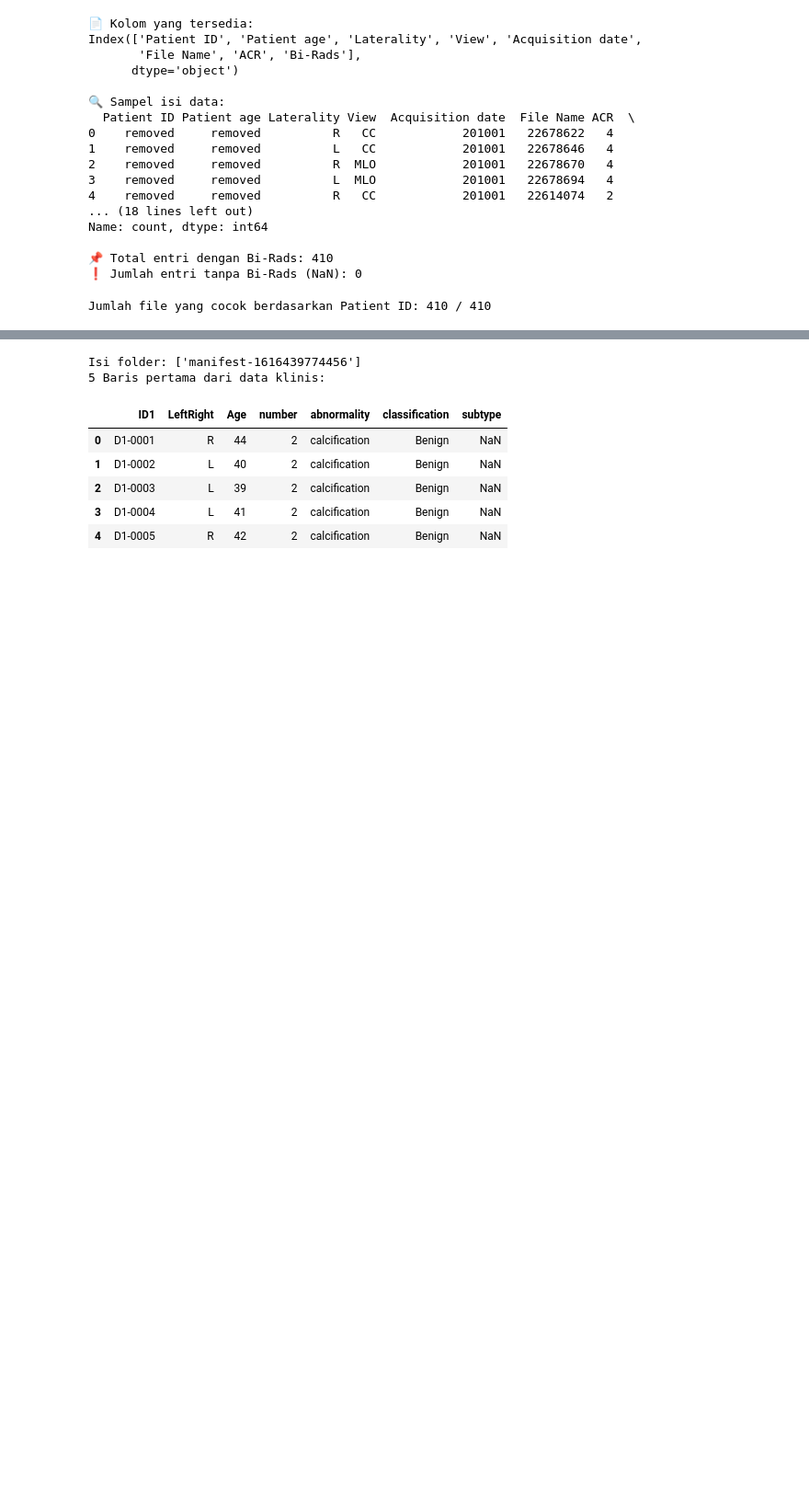
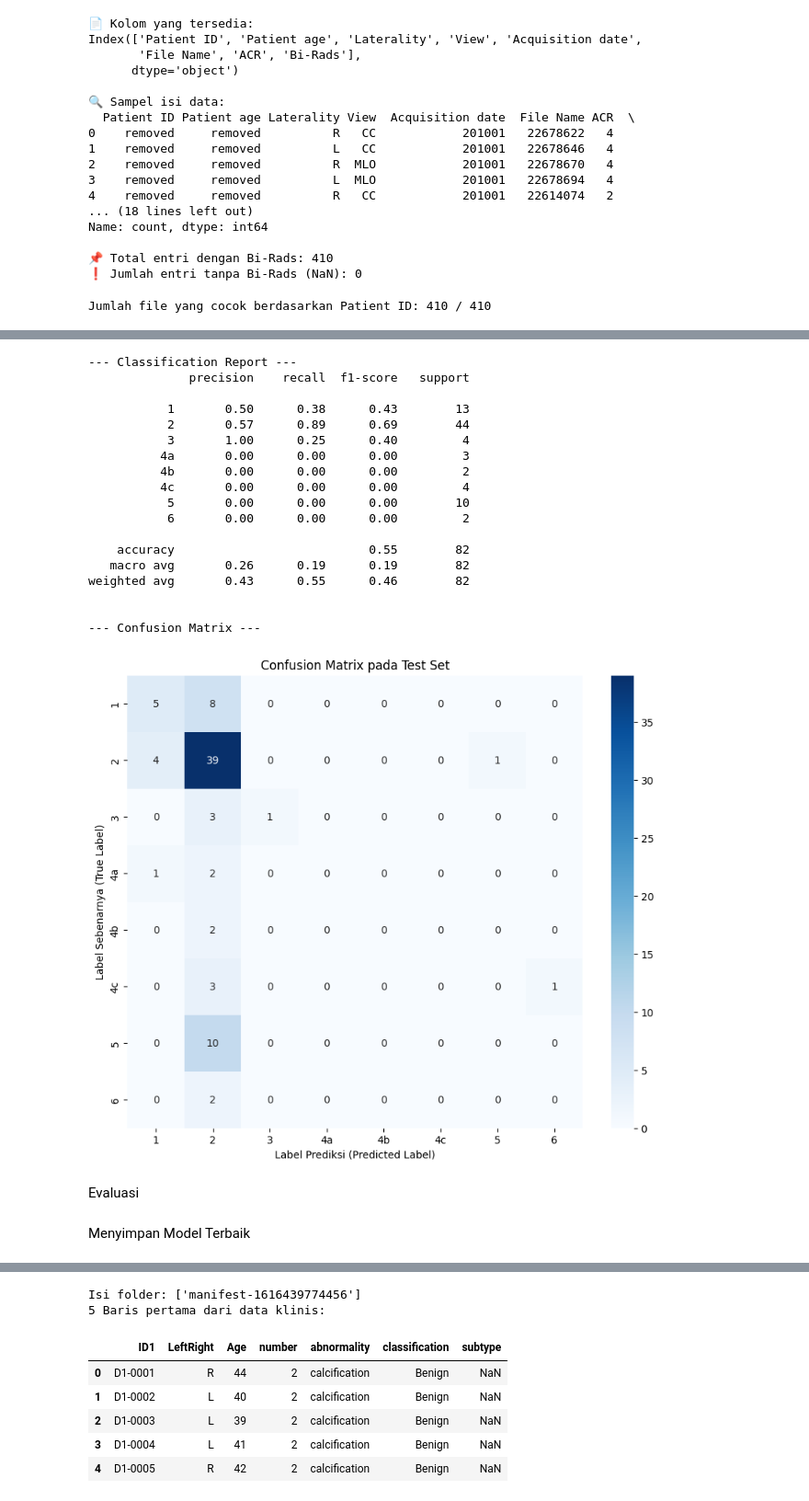
Before and after one commit to sundaysvnset/Final-Project-Pengolahan-Sinyal-Group-1-, a Jupyter notebook: PSB_FinalProject_Group1.ipynb, the cells around one changed output, grey strips where cells are left out. Shown at 92% size. Cells and saved outputs as stored; diff of their text form; code cells hidden in the pictures; blank space fills up the shorter version.

```diff
--- a/PSB_FinalProject_Group1.ipynb
+++ b/PSB_FinalProject_Group1.ipynb
@@ -338,0 +858,79 @@ Jumlah file yang cocok berdasarkan Patient ID: 410 / 410
+# %%
+import seaborn as sns
+from sklearn.metrics import confusion_matrix, classification_report
+import numpy as np
+import pandas as pd
+
+def evaluate_model(model, dataloader):
+    """Fungsi untuk mengevaluasi model pada test set."""
+    model.eval()  # Set model ke mode evaluasi
+    all_labels = []
+    all_preds = []
+
+    with torch.no_grad(): # Tidak perlu menghitung gradien saat evaluasi
+        for inputs, labels in tqdm(dataloader, desc="Mengevaluasi Test Set"):
+            inputs = inputs.to(device)
+            labels = labels.to(device)
+
+            outputs = model(inputs)
+            _, preds = torch.max(outputs, 1)
+
+            all_labels.extend(labels.cpu().numpy())
+            all_preds.extend(preds.cpu().numpy())
+
+    return all_labels, all_preds
+
+def plot_confusion_matrix(y_true, y_pred, class_names):
+    """Fungsi untuk membuat plot confusion matrix."""
+    cm = confusion_matrix(y_true, y_pred)
+
+    plt.figure(figsize=(10, 8))
+    sns.heatmap(cm, annot=True, fmt='d', cmap='Blues',
+                xticklabels=class_names, yticklabels=class_names)
+    plt.title('Confusion Matrix pada Test Set')
+    plt.ylabel('Label Sebenarnya (True Label)')
+    plt.xlabel('Label Prediksi (Predicted Label)')
+    plt.show()
+
+# --- 1. Lakukan Evaluasi pada Test Loader ---
+true_labels, predicted_labels = evaluate_model(model_trained, test_loader)
+
+# --- 2. Tampilkan Classification Report ---
+# Ambil nama kelas dari label_map yang sudah kita buat
+class_names = list(label_map.keys())
+report = classification_report(true_labels, predicted_labels, target_names=class_names, zero_division=0)
+
+print("\n--- Classification Report ---")
+print(report)
+
+# --- 3. Tampilkan Confusion Matrix ---
+print("\n--- Confusion Matrix ---")
+# Ubah label angka kembali ke label string untuk plotting
+true_labels_str = [inverse_label_map[i] for i in true_labels]
+predicted_labels_str = [inverse_label_map[i] for i in predicted_labels]
+
+plot_confusion_matrix(true_labels_str, predicted_labels_str, class_names)
+# %% [output]
+--- Classification Report ---
+              precision    recall  f1-score   support
+
+           1       0.50      0.38      0.43        13
+           2       0.57      0.89      0.69        44
+           3       1.00      0.25      0.40         4
+          4a       0.00      0.00      0.00         3
+          4b       0.00      0.00      0.00         2
+          4c       0.00      0.00      0.00         4
+           5       0.00      0.00      0.00        10
+           6       0.00      0.00      0.00         2
+
+    accuracy                           0.55        82
+   macro avg       0.26      0.19      0.19        82
+weighted avg       0.43      0.55      0.46        82
+
+
+--- Confusion Matrix ---
+[figure, added]
+# %% [markdown]
+Evaluasi
+# %% [markdown]
+Menyimpan Model Terbaik
```
Also changed, not shown: parts of 64 cells of this notebook.
